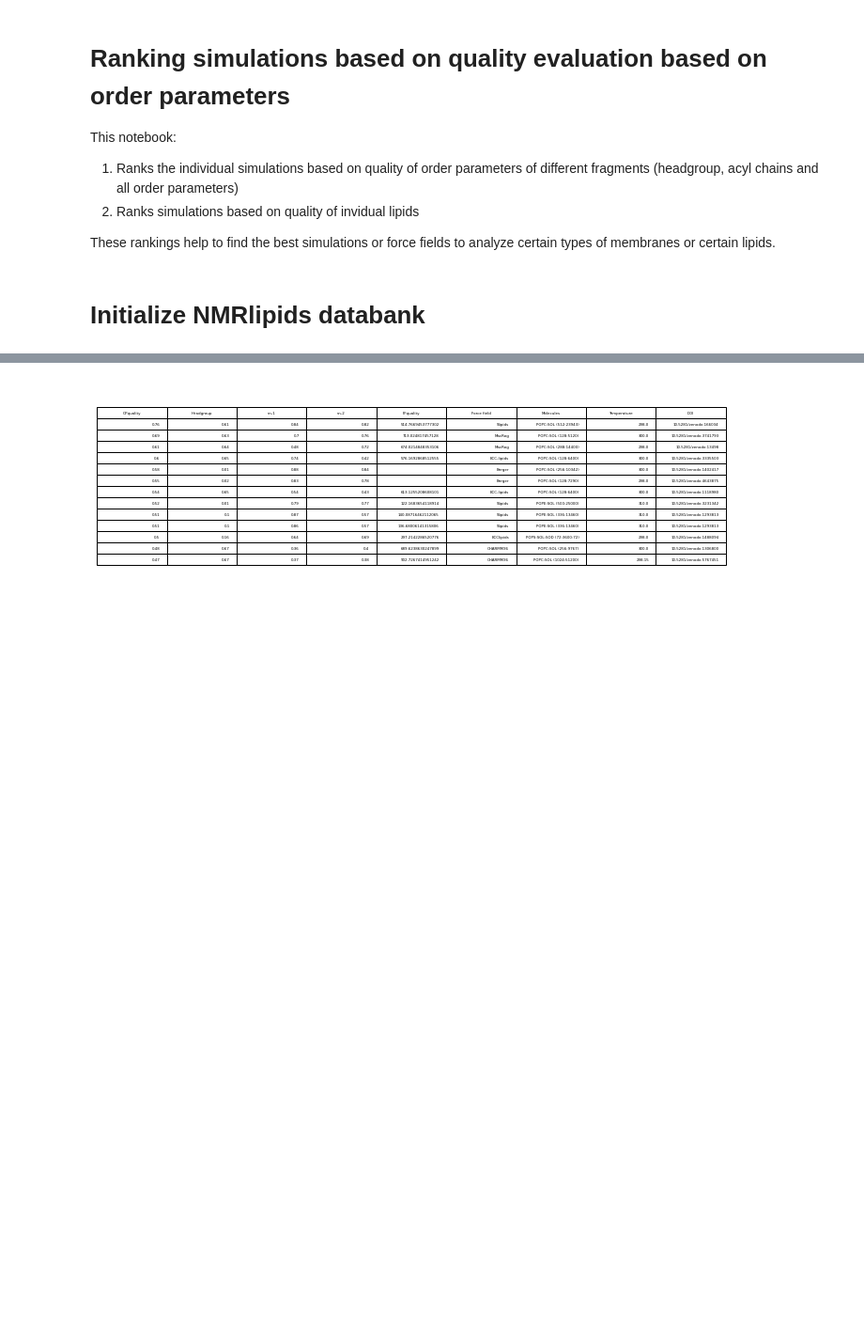
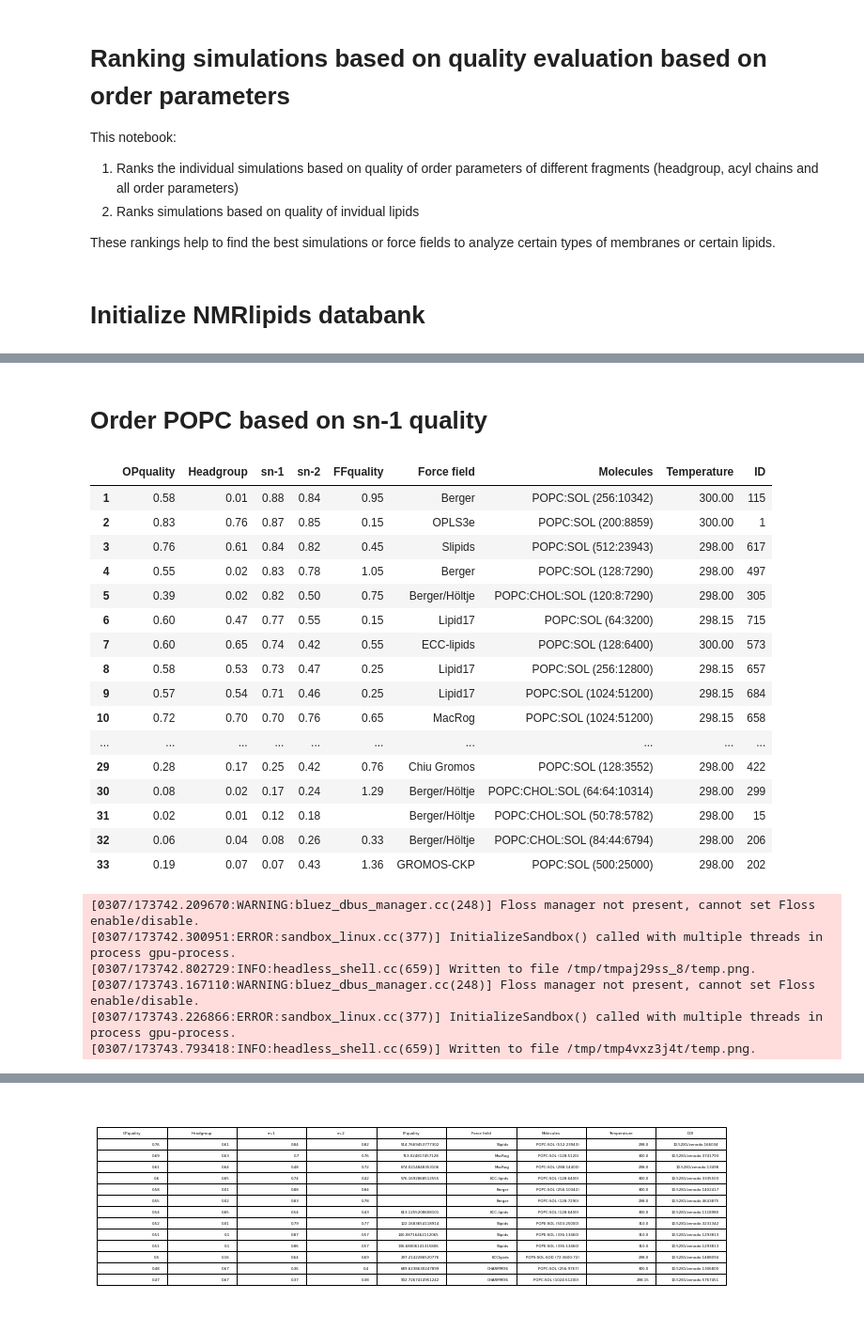
Before and after one commit to NMRLipids/DataBankManuscriptText, a Jupyter notebook: Figures/scripts/RankingTable.ipynb, the cells around one changed output, grey strips where cells are left out. Shown at 94% size. Drawn from its saved outputs; the diff is of its cells as text; code cells hidden in the pictures; blank space fills up the shorter version.

```diff
--- a/Figures/scripts/RankingTable.ipynb
+++ b/Figures/scripts/RankingTable.ipynb
@@ -276,0 +334,70 @@ ranking
+# %% [markdown]
+# Order POPC based on sn-1 quality
+# %%
+with open(NMRlipidsDataBankFolder + 'Data/Ranking/POPC_sn-1_Ranking.json') as file:
+    ranking = json.load(file)
+
+
+TotalRanking = []
+index = 0
+for i in ranking:
+    dictToBeAdded = {}
+    dictToBeAdded['OPquality'] = i['TotalQuality']['total']
+    dictToBeAdded['Headgroup'] = i['TotalQuality']['headgroup']
+    dictToBeAdded['sn-1'] = i['POPC']['sn-1']
+    dictToBeAdded['sn-2'] = i['POPC']['sn-2']
+    try:
+        dictToBeAdded['FFquality'] = i['TotalQuality']['FFQuality']
+    except:
+        dictToBeAdded['FFquality'] = ''
+
+    if i['system']['FF'] in lipid17:
+        dictToBeAdded['Force field'] = 'lipid17'
+    elif i['system']['FF'] in gromosCKP:
+        dictToBeAdded['Force field'] = 'GROMOS-CKP'
+    elif i['system']['FF'] in ECClipids:
+         dictToBeAdded['Force field'] = 'ECClipids'
+    elif i['system']['FF'] in lipid17ff99:
+            dictToBeAdded['Force field'] = 'Lipid17 (ff99 ions)'
+    elif i['system']['FF'] in lipid17dang:
+        dictToBeAdded['Force field'] = 'Lipid17 (Dang ions)'
+    elif i['system']['FF'] in BergerHoljte:
+        dictToBeAdded['Force field'] = 'Berger/Höltje'
+    else:
+        dictToBeAdded['Force field'] = i['TotalQuality']['Forcefield']
+
+    dictToBeAdded['Molecules'] = i['TotalQuality']['Molecules'] + i['TotalQuality']['Number of molecules']
+    dictToBeAdded['Temperature'] = i['TotalQuality']['Temperature']
+    dictToBeAdded['ID'] = i['TotalQuality']['ID']
+    if index < 33:
+        TotalRanking.append(dictToBeAdded)
+    index += 1
+
+TR = pd.json_normalize(TotalRanking)
+TR.index = TR.index + 1
+display(TR)
+dfi.export(TR,"TotalRankingPOPC.png")
+# %% [output]
+|  | OPquality | Headgroup | sn-1 | sn-2 | FFquality | Force field | Molecules | Temperature | ID |
+| 1 | 0.58 | 0.01 | 0.88 | 0.84 | 0.95 | Berger | POPC:SOL (256:10342) | 300.00 | 115 |
+| 2 | 0.83 | 0.76 | 0.87 | 0.85 | 0.15 | OPLS3e | POPC:SOL (200:8859) | 300.00 | 1 |
+| 3 | 0.76 | 0.61 | 0.84 | 0.82 | 0.45 | Slipids | POPC:SOL (512:23943) | 298.00 | 617 |
+| 4 | 0.55 | 0.02 | 0.83 | 0.78 | 1.05 | Berger | POPC:SOL (128:7290) | 298.00 | 497 |
+| 5 | 0.39 | 0.02 | 0.82 | 0.50 | 0.75 | Berger/Höltje | POPC:CHOL:SOL (120:8:7290) | 298.00 | 305 |
+| 6 | 0.60 | 0.47 | 0.77 | 0.55 | 0.15 | Lipid17 | POPC:SOL (64:3200) | 298.15 | 715 |
+| 7 | 0.60 | 0.65 | 0.74 | 0.42 | 0.55 | ECC-lipids | POPC:SOL (128:6400) | 300.00 | 573 |
+| 8 | 0.58 | 0.53 | 0.73 | 0.47 | 0.25 | Lipid17 | POPC:SOL (256:12800) | 298.15 | 657 |
+| 9 | 0.57 | 0.54 | 0.71 | 0.46 | 0.25 | Lipid17 | POPC:SOL (1024:51200) | 298.15 | 684 |
+| 10 | 0.72 | 0.70 | 0.70 | 0.76 | 0.65 | MacRog | POPC:SOL (1024:51200) | 298.15 | 658 |
+| ... | ... | ... | ... | ... | ... | ... | ... | ... | ... |
+| 29 | 0.28 | 0.17 | 0.25 | 0.42 | 0.76 | Chiu Gromos | POPC:SOL (128:3552) | 298.00 | 422 |
+| 30 | 0.08 | 0.02 | 0.17 | 0.24 | 1.29 | Berger/Höltje | POPC:CHOL:SOL (64:64:10314) | 298.00 | 299 |
+| 31 | 0.02 | 0.01 | 0.12 | 0.18 |  | Berger/Höltje | POPC:CHOL:SOL (50:78:5782) | 298.00 | 15 |
+| 32 | 0.06 | 0.04 | 0.08 | 0.26 | 0.33 | Berger/Höltje | POPC:CHOL:SOL (84:44:6794) | 298.00 | 206 |
+| 33 | 0.19 | 0.07 | 0.07 | 0.43 | 1.36 | GROMOS-CKP | POPC:SOL (500:25000) | 298.00 | 202 |
+[0307/173742.209670:WARNING:bluez_dbus_manager.cc(248)] Floss manager not present, cannot set Floss enable/disable.
+[0307/173742.300951:ERROR:sandbox_linux.cc(377)] InitializeSandbox() called with multiple threads in process gpu-process.
+[0307/173742.802729:INFO:headless_shell.cc(659)] Written to file /tmp/tmpaj29ss_8/temp.png.
+[0307/173743.167110:WARNING:bluez_dbus_manager.cc(248)] Floss manager not present, cannot set Floss enable/disable.
+[0307/173743.226866:ERROR:sandbox_linux.cc(377)] InitializeSandbox() called with multiple threads in process gpu-process.
+[0307/173743.793418:INFO:headless_shell.cc(659)] Written to file /tmp/tmp4vxz3j4t/temp.png.
```
Also changed, not shown: parts of 10 cells of this notebook, 7 other files.
